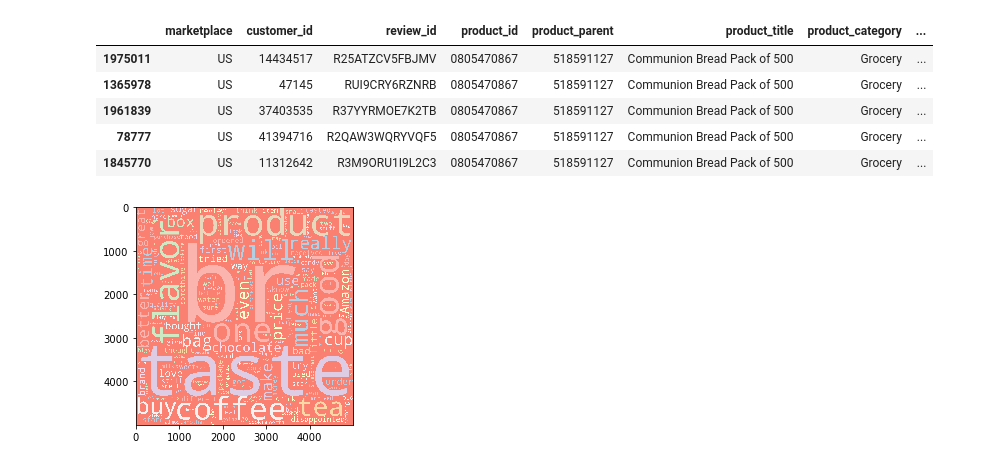
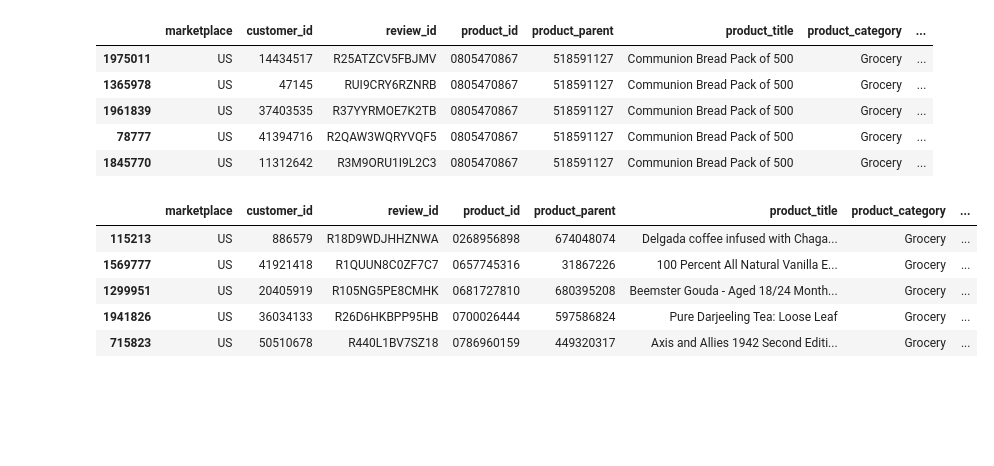
Before and after one commit to Yepadee/ads-cwk, a Jupyter notebook: Preliminary.ipynb, the cells around one changed output. Saved outputs shown, nothing was run; the diff lists cells and outputs as text; code cells hidden in the pictures; blank space fills up the shorter version.

```diff
--- a/Preliminary.ipynb
+++ b/Preliminary.ipynb
@@ -96,6 +96,15 @@ def generate_wordcloud(text):
     plt.imshow(wordcloud)
 # %%
 # generate a naive word cloud without any preprocessing....
-generate_wordcloud(" ".join(sorted_negative_rows["review_body"]))
+# generate_wordcloud(" ".join(sorted_negative_rows["review_body"]))
-# %% [output]
-[figure, removed]
+# %%
+sorted_rows = dataset.sort_values("product_id")
+sorted_rows["avg_rating"] = ""
+sorted_rows.head(5)
+# %% [output]
+|  | marketplace | customer_id | review_id | product_id | product_parent | product_title | product_category | ... |
+| 115213 | US | 886579 | R18D9WDJHHZNWA | 0268956898 | 674048074 | Delgada coffee infused with Chaga... | Grocery | ... |
+| 1569777 | US | 41921418 | R1QUUN8C0ZF7C7 | 0657745316 | 31867226 | 100 Percent All Natural Vanilla E... | Grocery | ... |
+| 1299951 | US | 20405919 | R105NG5PE8CMHK | 0681727810 | 680395208 | Beemster Gouda - Aged 18/24 Month... | Grocery | ... |
+| 1941826 | US | 36034133 | R26D6HKBPP95HB | 0700026444 | 597586824 | Pure Darjeeling Tea: Loose Leaf | Grocery | ... |
+| 715823 | US | 50510678 | R440L1BV7SZ18 | 0786960159 | 449320317 | Axis and Allies 1942 Second Editi... | Grocery | ... |
```
Also changed, not shown: parts of 2 cells of this notebook.
